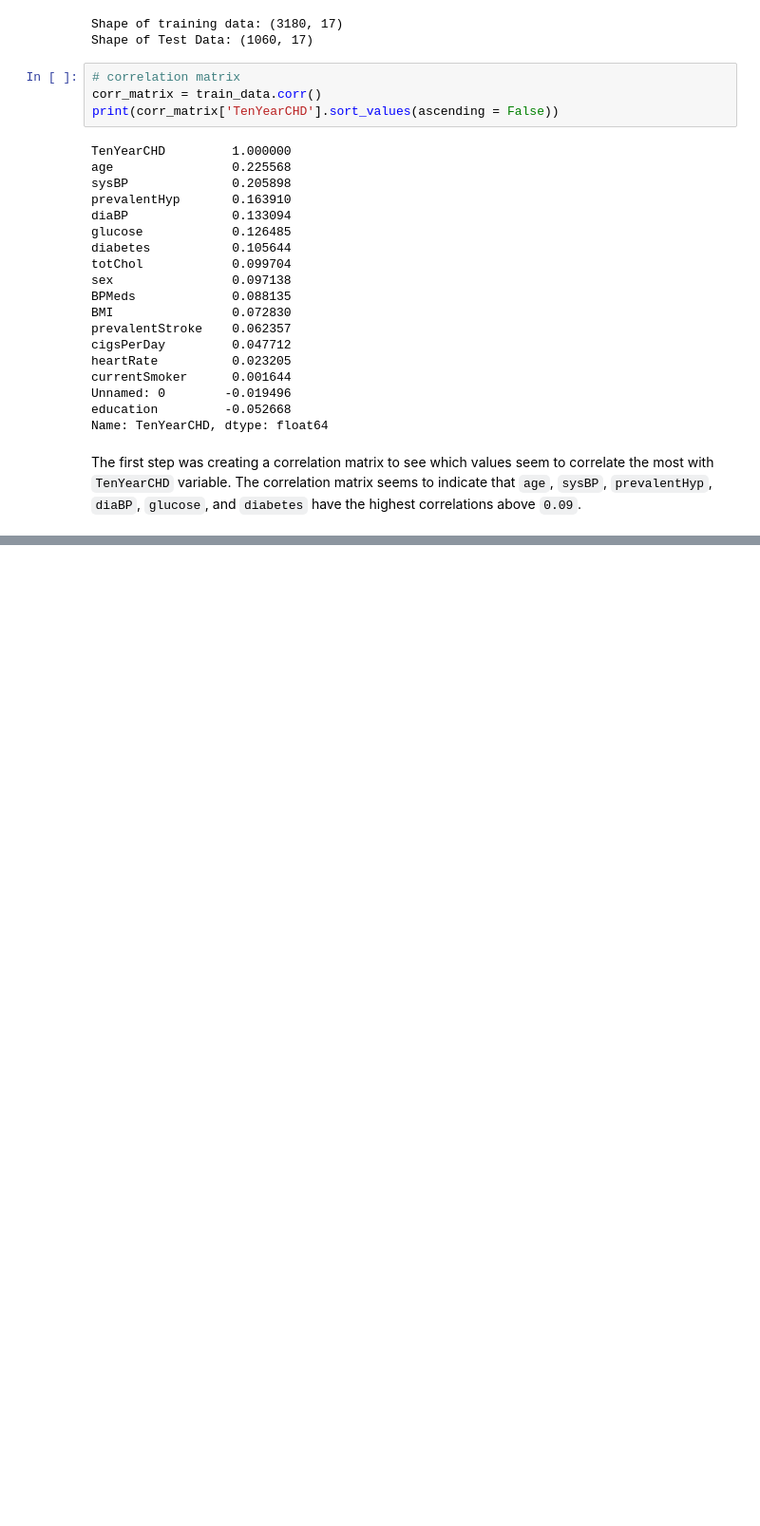
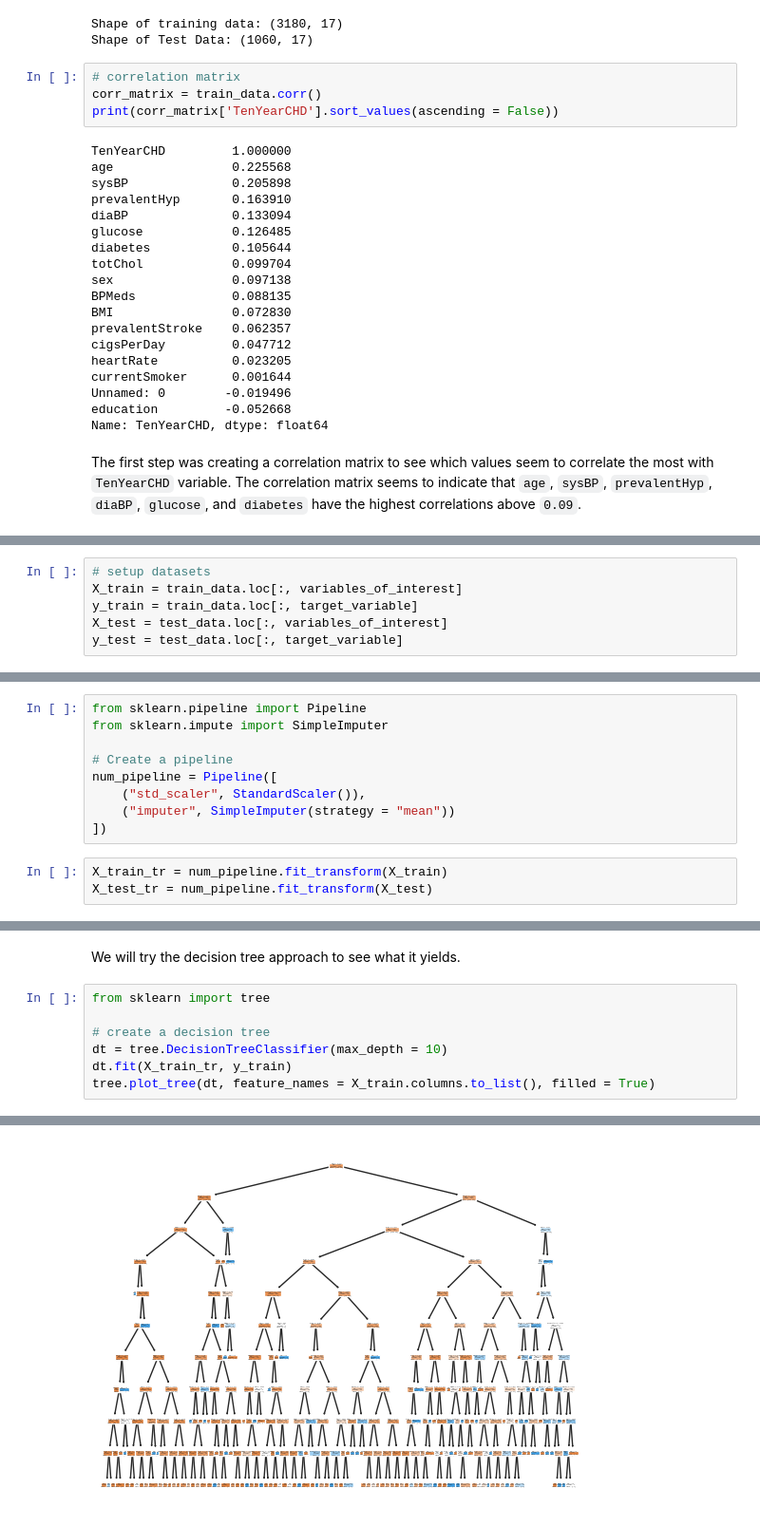
Before and after one commit to wangjalen7/project_chd, a Jupyter notebook: CHD_Code.ipynb, the cells around one changed output, grey strips where cells are left out. Shown at 95% size. Drawn from its saved outputs; the diff is of its cells as text; blank space fills up the shorter version.

```diff
--- a/CHD_Code.ipynb
+++ b/CHD_Code.ipynb
@@ -196,0 +246,6 @@ The first step was creating a correlation matrix to see which values seem to cor
+# %%
+# setup datasets
+X_train = train_data.loc[:, variables_of_interest]
+y_train = train_data.loc[:, target_variable]
+X_test = test_data.loc[:, variables_of_interest]
+y_test = test_data.loc[:, target_variable]
@@ -196,0 +413,12 @@ The first step was creating a correlation matrix to see which values seem to cor
+# %%
+from sklearn.pipeline import Pipeline
+from sklearn.impute import SimpleImputer
+
+# Create a pipeline
+num_pipeline = Pipeline([
+    ("std_scaler", StandardScaler()),
+    ("imputer", SimpleImputer(strategy = "mean"))
+])
+# %%
+X_train_tr = num_pipeline.fit_transform(X_train)
+X_test_tr = num_pipeline.fit_transform(X_test)
@@ -196,0 +442,10 @@ The first step was creating a correlation matrix to see which values seem to cor
+# %% [markdown]
+We will try the decision tree approach to see what it yields.
+# %%
+from sklearn import tree
+
+# create a decision tree
+dt = tree.DecisionTreeClassifier(max_depth = 10)
+dt.fit(X_train_tr, y_train)
+tree.plot_tree(dt, feature_names = X_train.columns.to_list(), filled = True)
+# %% [output]
@@ -196,0 +469 @@ The first step was creating a correlation matrix to see which values seem to cor
+[figure, added]
```
Also changed, not shown: parts of 23 cells of this notebook.
